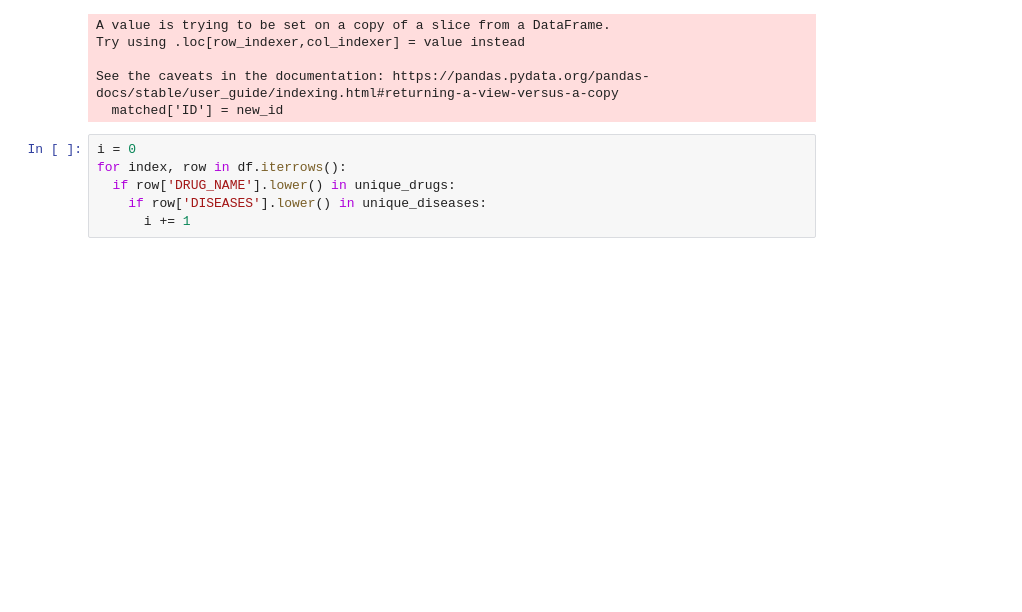
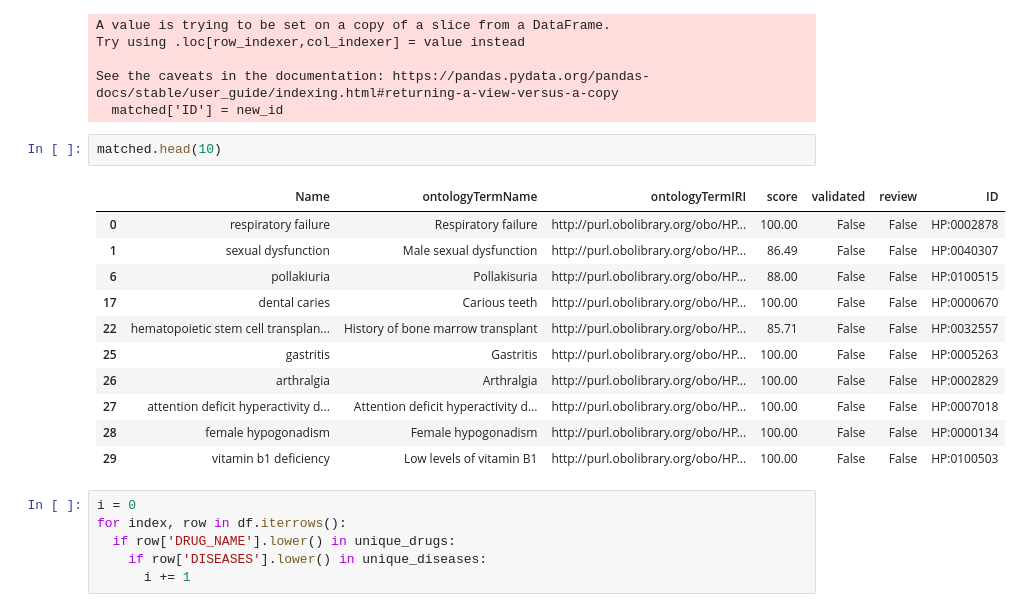
Before and after one commit to rosazwart/XAIFO-ThesisProject, a Jupyter notebook: prev/Notebook_2.ipynb, the cells around one changed output. Drawn from its saved outputs; the diff is of its cells as text; blank space fills up the shorter version.

```diff
--- a/prev/Notebook_2.ipynb
+++ b/prev/Notebook_2.ipynb
@@ -517,6 +424,20 @@ Try using .loc[row_indexer,col_indexer] = value instead
 
 See the caveats in the documentation: https://pandas.pydata.org/pandas-docs/stable/user_guide/indexing.html#returning-a-view-versus-a-copy
   matched['ID'] = new_id
+# %%
+matched.head(10)
+# %% [output]
+|  | Name | ontologyTermName | ontologyTermIRI | score | validated | review | ID |
+| 0 | respiratory failure | Respiratory failure | http://purl.obolibrary.org/obo/HP... | 100.00 | False | False | HP:0002878 |
+| 1 | sexual dysfunction | Male sexual dysfunction | http://purl.obolibrary.org/obo/HP... | 86.49 | False | False | HP:0040307 |
+| 6 | pollakiuria | Pollakisuria | http://purl.obolibrary.org/obo/HP... | 88.00 | False | False | HP:0100515 |
+| 17 | dental caries | Carious teeth | http://purl.obolibrary.org/obo/HP... | 100.00 | False | False | HP:0000670 |
+| 22 | hematopoietic stem cell transplan... | History of bone marrow transplant | http://purl.obolibrary.org/obo/HP... | 85.71 | False | False | HP:0032557 |
+| 25 | gastritis | Gastritis | http://purl.obolibrary.org/obo/HP... | 100.00 | False | False | HP:0005263 |
+| 26 | arthralgia | Arthralgia | http://purl.obolibrary.org/obo/HP... | 100.00 | False | False | HP:0002829 |
+| 27 | attention deficit hyperactivity d... | Attention deficit hyperactivity d... | http://purl.obolibrary.org/obo/HP... | 100.00 | False | False | HP:0007018 |
+| 28 | female hypogonadism | Female hypogonadism | http://purl.obolibrary.org/obo/HP... | 100.00 | False | False | HP:0000134 |
+| 29 | vitamin b1 deficiency | Low levels of vitamin B1 | http://purl.obolibrary.org/obo/HP... | 100.00 | False | False | HP:0100503 |
 # %%
 i = 0
 for index, row in df.iterrows():
```
Also changed, not shown: parts of 33 cells of this notebook, 38 other files.
